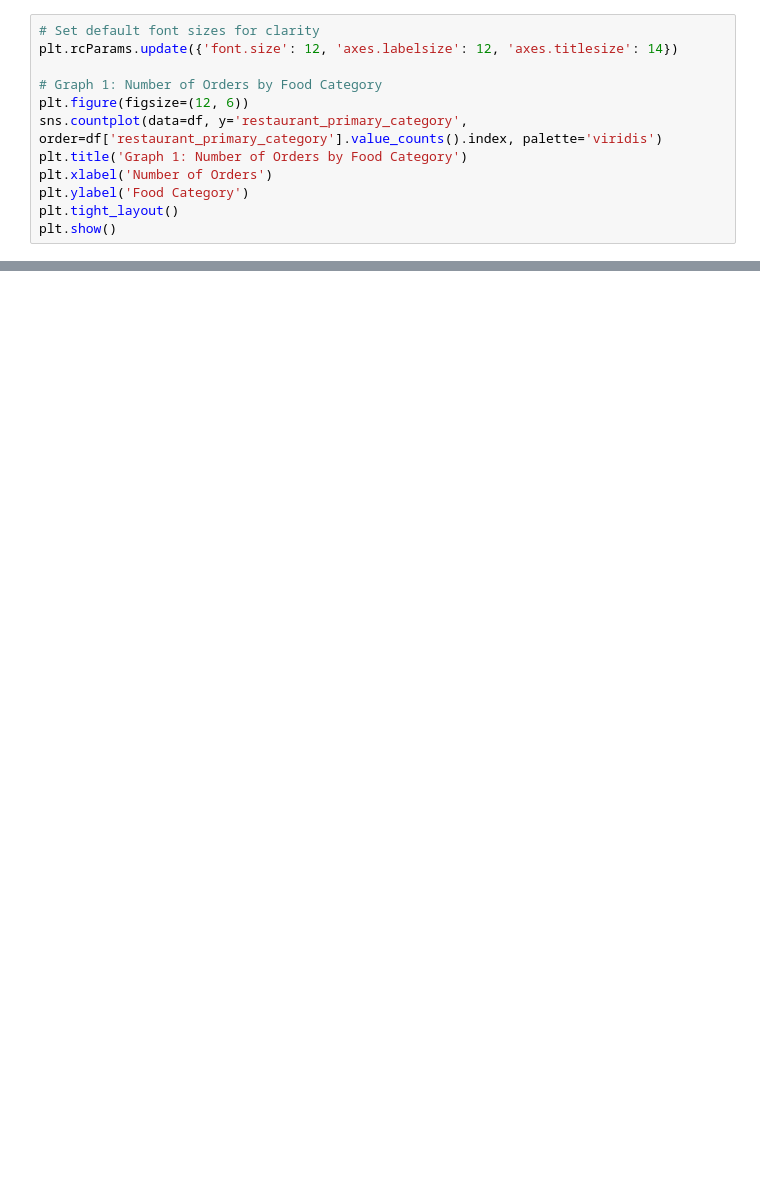
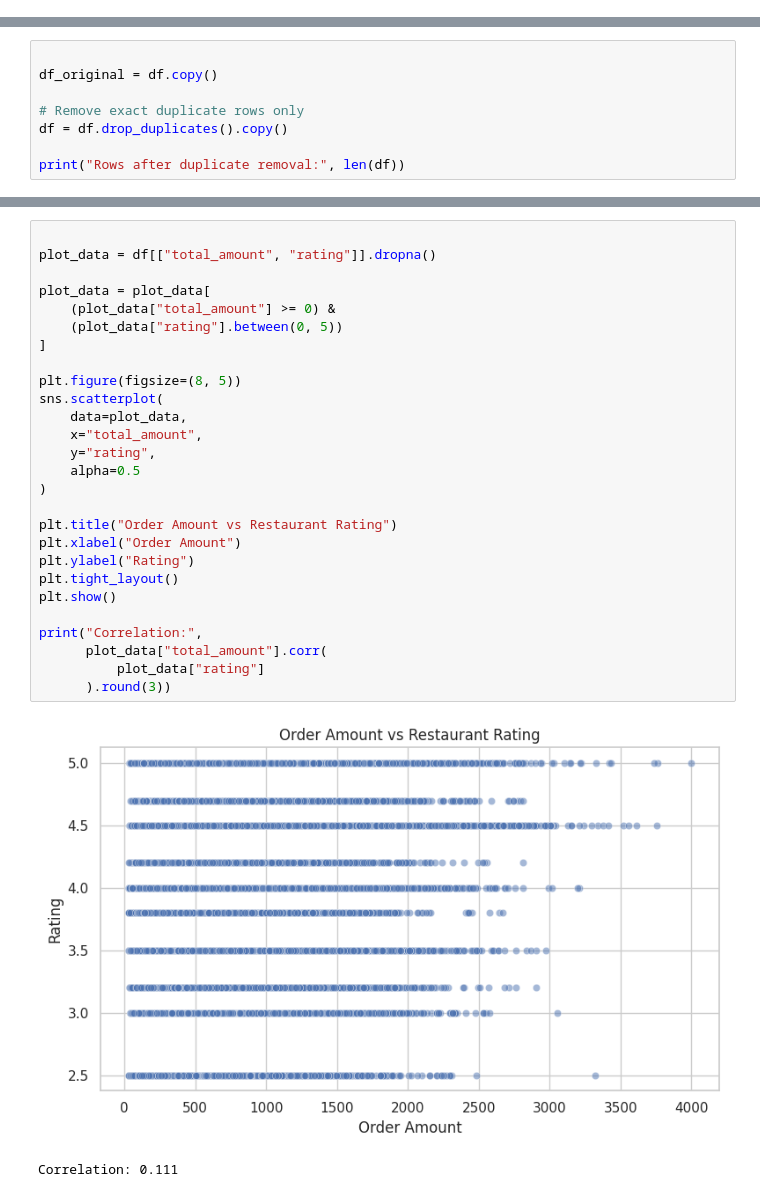
Before and after one commit to pranav662/Food_Delivery_Data_Analysis_FDS_Project, a Jupyter notebook: Food_Delivery_Data_Analysis.ipynb, the cells around one changed output, grey strips where cells are left out. Drawn from its saved outputs; the diff is of its cells as text; blank space fills up the shorter version.

```diff
--- a/Food_Delivery_Data_Analysis.ipynb
+++ b/Food_Delivery_Data_Analysis.ipynb
@@ -471,12 +2,0 @@ We will now generate the 5 required graphs using Seaborn and Matplotlib and writ
-# %%
-# Set default font sizes for clarity
-plt.rcParams.update({'font.size': 12, 'axes.labelsize': 12, 'axes.titlesize': 14})
-
-# Graph 1: Number of Orders by Food Category
-plt.figure(figsize=(12, 6))
-sns.countplot(data=df, y='restaurant_primary_category', order=df['restaurant_primary_category'].value_counts().index, palette='viridis')
-plt.title('Graph 1: Number of Orders by Food Category')
-plt.xlabel('Number of Orders')
-plt.ylabel('Food Category')
-plt.tight_layout()
-plt.show()
@@ -1502,0 +181,8 @@ Perform a complete chronological execution check to ensure there are no broken v
+# %%
+
+df_original = df.copy()
+
+# Remove exact duplicate rows only
+df = df.drop_duplicates().copy()
+
+print("Rows after duplicate removal:", len(df))
@@ -1502,0 +572,30 @@ Perform a complete chronological execution check to ensure there are no broken v
+# %%
+
+plot_data = df[["total_amount", "rating"]].dropna()
+
+plot_data = plot_data[
+    (plot_data["total_amount"] >= 0) &
+    (plot_data["rating"].between(0, 5))
+]
+
+plt.figure(figsize=(8, 5))
+sns.scatterplot(
+    data=plot_data,
+    x="total_amount",
+    y="rating",
+    alpha=0.5
+)
+
+plt.title("Order Amount vs Restaurant Rating")
+plt.xlabel("Order Amount")
+plt.ylabel("Rating")
+plt.tight_layout()
+plt.show()
+
+print("Correlation:",
+      plot_data["total_amount"].corr(
+          plot_data["rating"]
+      ).round(3))
+# %% [output]
+[figure, added]
+Correlation: 0.111
```
Also changed, not shown: parts of 96 cells of this notebook.
